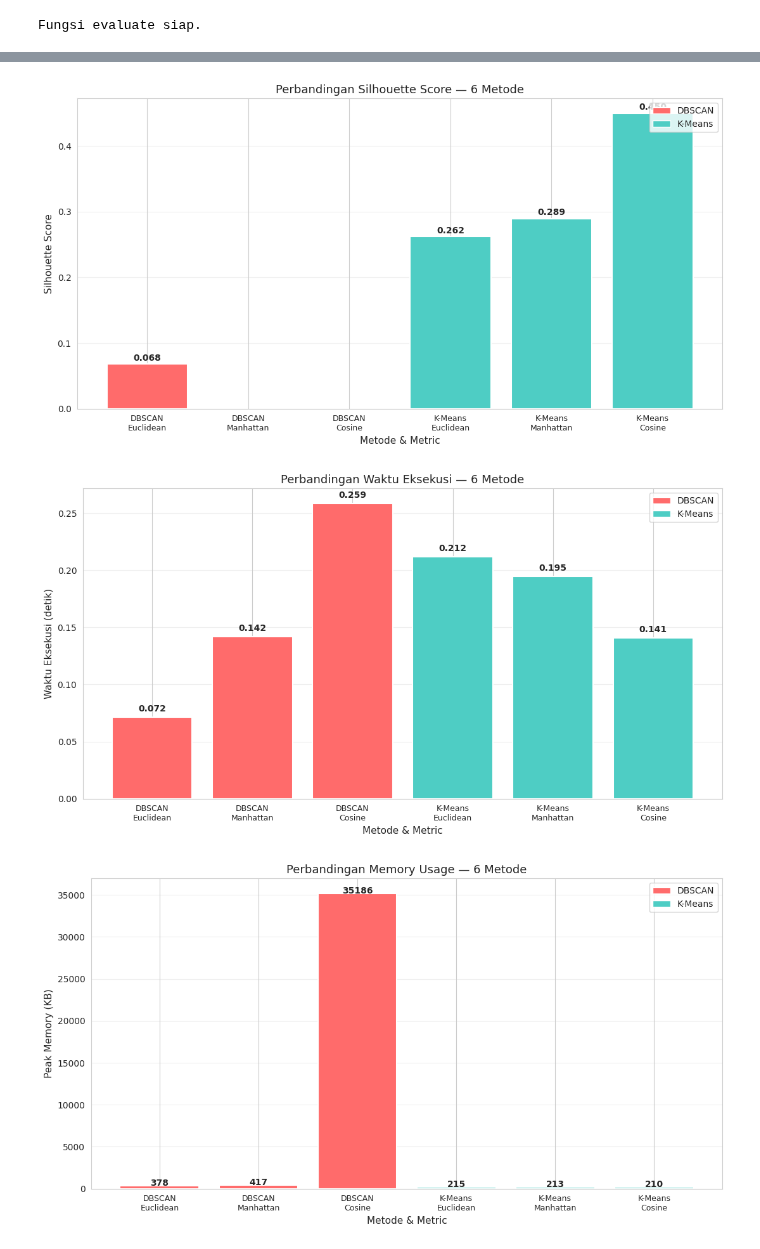
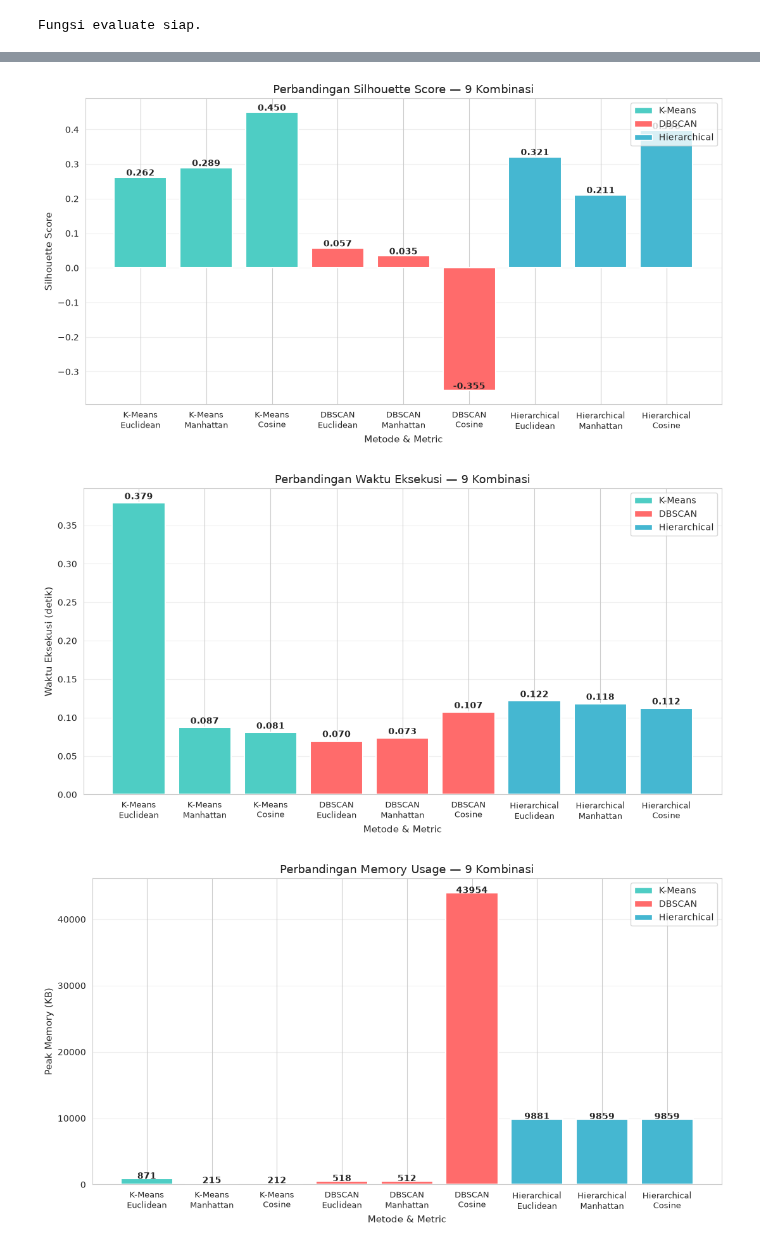
Before and after one commit to rachmadnanda/MachineLearning2026, a Jupyter notebook: Perbandingan_KMeans_DBScan.ipynb, the cells around one changed output, grey strips where cells are left out. Cells and saved outputs as stored; diff of their text form; code cells hidden in the pictures.

Commit message:
fix DBScan parameter & add hierachical clustering

```diff
--- a/Perbandingan_KMeans_DBScan.ipynb
+++ b/Perbandingan_KMeans_DBScan.ipynb
@@ -50,7 +50,7 @@ Data siap: (1498, 5)
 def evaluate(method, metric, X_data, **kwargs):
     """
     Jalankan clustering dan ukur semua metrik.
-    method  : 'DBSCAN' atau 'K-Means'
+    method  : 'DBSCAN', 'K-Means', atau 'Hierarchical'
     metric  : 'euclidean', 'manhattan', 'cosine'
     kwargs  : parameter model (eps, min_samples, k)
     """
@@ -65,11 +65,19 @@ def evaluate(method, metric, X_data, **kwargs):
         n_clusters = len(set(labels)) - (1 if -1 in labels else 0)
         n_noise = list(labels).count(-1)
         mask = labels != -1
-    else:  # K-Means
+    elif method == 'K-Means':
         model = KMeans(n_clusters=kwargs.get('k', 3),
                        random_state=42, n_init=10)
         labels = model.fit_predict(X_data)
         n_clusters = kwargs.get('k', 3)
+        n_noise = 0
+        mask = np.ones(len(labels), dtype=bool)
+    else:  # Hierarchical
+        model = AgglomerativeClustering(n_clusters=kwargs.get('n_clusters', 3),
+                                        metric=metric,
+                                        linkage=kwargs.get('linkage', 'average'))
+        labels = model.fit_predict(X_data)
+        n_clusters = kwargs.get('n_clusters', 3)
         n_noise = 0
         mask = np.ones(len(labels), dtype=bool)
 
@@ -164,7 +194,7 @@ df_hasil.set_index(['Metode', 'Metric']).T
 df_hasil['Label'] = df_hasil['Metode'] + '\n' + df_hasil['Metric']
 
 plt.figure(figsize=(11, 6))
-colors = ['#FF6B6B']*3 + ['#4ECDC4']*3
+colors = ['#4ECDC4']*3 + ['#FF6B6B']*3 + ['#45B7D1']*3
 bars = plt.bar(df_hasil['Label'], df_hasil['Silhouette'],
                color=colors, edgecolor='white', linewidth=1.5)
 
@@ -176,39 +206,40 @@ for bar, val in zip(bars, df_hasil['Silhouette']):
 
 plt.xlabel('Metode & Metric', fontsize=11)
 plt.ylabel('Silhouette Score', fontsize=11)
-plt.title('Perbandingan Silhouette Score — 6 Metode', fontsize=13)
+plt.title('Perbandingan Silhouette Score — 9 Kombinasi', fontsize=13)
 plt.xticks(rotation=0, fontsize=9)
 plt.grid(True, alpha=0.3, axis='y')
 
 # Legend manual
 from matplotlib.patches import Patch
-legend_elems = [Patch(facecolor='#FF6B6B', label='DBSCAN'),
-                Patch(facecolor='#4ECDC4', label='K-Means')]
+legend_elems = [Patch(facecolor='#4ECDC4', label='K-Means'),
+                Patch(facecolor='#FF6B6B', label='DBSCAN'),
+                Patch(facecolor='#45B7D1', label='Hierarchical')]
 plt.legend(handles=legend_elems, loc='upper right')
 
 plt.tight_layout()
 plt.show()
 # %% [output]
-[figure, old version]
+[figure, new version]
 # %%
 plt.figure(figsize=(11, 6))
 bars = plt.bar(df_hasil['Label'], df_hasil['Waktu (s)'],
                color=colors, edgecolor='white', linewidth=1.5)
 
 for bar, val in zip(bars, df_hasil['Waktu (s)']):
     plt.text(bar.get_x() + bar.get_width()/2, val + 0.005,
              f'{val:.3f}', ha='center', fontsize=10, fontweight='bold')
 
 plt.xlabel('Metode & Metric', fontsize=11)
 plt.ylabel('Waktu Eksekusi (detik)', fontsize=11)
-plt.title('Perbandingan Waktu Eksekusi — 6 Metode', fontsize=13)
+plt.title('Perbandingan Waktu Eksekusi — 9 Kombinasi', fontsize=13)
 plt.xticks(rotation=0, fontsize=9)
 plt.grid(True, alpha=0.3, axis='y')
 plt.legend(handles=legend_elems, loc='upper right')
 plt.tight_layout()
 plt.show()
 # %% [output]
-[figure, old version]
+[figure, new version]
 # %%
 plt.figure(figsize=(11, 6))
 bars = plt.bar(df_hasil['Label'], df_hasil['Memory (KB)'],
@@ -220,14 +251,14 @@ for bar, val in zip(bars, df_hasil['Memory (KB)']):
 
 plt.xlabel('Metode & Metric', fontsize=11)
 plt.ylabel('Peak Memory (KB)', fontsize=11)
-plt.title('Perbandingan Memory Usage — 6 Metode', fontsize=13)
+plt.title('Perbandingan Memory Usage — 9 Kombinasi', fontsize=13)
 plt.xticks(rotation=0, fontsize=9)
 plt.grid(True, alpha=0.3, axis='y')
 plt.legend(handles=legend_elems, loc='upper right')
 plt.tight_layout()
 plt.show()
 # %% [output]
-[figure, old version]
+[figure, new version]
 # %%
 fig, axes = plt.subplots(1, 2, figsize=(14, 5))
 
```
Also changed, not shown: parts of 8 cells of this notebook, 9 other files.
